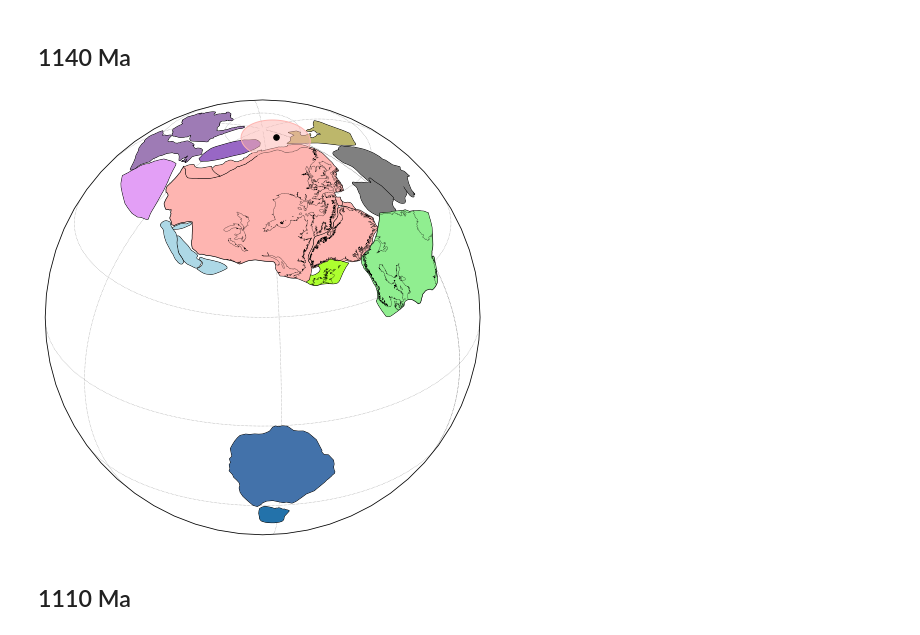
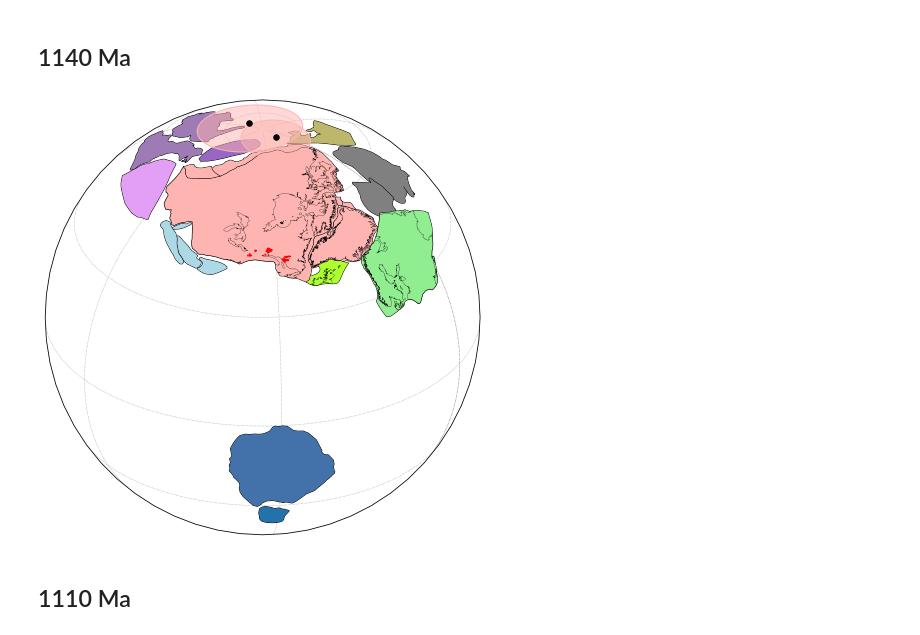
Before and after one commit to Swanson-Hysell/Mesoproterozoic_Turning_Point, a Jupyter notebook: code/paleogeography.ipynb, the cells around one changed output. Saved outputs shown, nothing was run; the diff lists cells and outputs as text; code cells hidden in the pictures.

```diff
--- a/code/paleogeography.ipynb
+++ b/code/paleogeography.ipynb
@@ -209,6 +209,14 @@ SChina_India_Euler = [6.7224,77.6921,67.9571]
 Rayner_India_Euler = [1.8434,-165.1696,-91.8395]
 # %% [markdown]
 ## 1140 Ma
+# %%
+AMCG_outline_file = '../data/paleogeography/AMCG_anorthosites.gpml'
+rotation_file = '../data/paleogeography/TC2017-SHM2017-D2018-extended.rot'
+reconstruction_time = 1140
+anchor_plate = 1
+file_export_path_prefix = '../data/paleogeography/AMCG_reconstructed_'
+
+AMCG_outline = make_reconstructured_shapefile(AMCG_outline_file,rotation_file,reconstruction_time,anchor_plate,file_export_path_prefix)
 # %%
 Laur_Euler_1140 = [-70.8963,21.4214,213.1761]
 
@@ -217,34 +225,42 @@ ax = ipmag.make_orthographic_map(add_land=False, central_longitude=115, central_
 
 plot_Laurentia(ax,Laur_Euler_1140)
 plot_Siberia(ax,Laur_Euler_1140)
 
 Baltica_Laur_Euler = [47.5,1.5,49.0] #1140 Ma
 plot_Baltica(ax,Laur_Euler_1140)
 
 Amazonia_Laur_Euler = [-81.1,32.0,-41.1] #1140 Ma
 plot_Amazonia(ax,Laur_Euler_1140)
 
 #Kalahari_Laur_Euler = [1.4,5.4,-48.1] #1140 Ma
 #plot_Kalahari(ax, Laur_Euler_1140)
 
 plot_RDLP(ax,Laur_Euler_1140)
 plot_North_China(ax,Laur_Euler_1140)
 plot_Australia(ax,Laur_Euler_1140)
 plot_Cuyania(ax, Laur_Euler_1140)
 plot_AREPA(ax, Laur_Euler_1140)
 plot_Zealandia(ax, Laur_Euler_1140)
 
 ax.gridlines(xlocs=lon_grid, ylocs=lat_grid, linewidth=0.5,
              color='C7', linestyle='dotted', zorder=-1)
 
+#Lamprophyre dikes
 rotated_pole_plot(ax, 223.3, 58.0, 9.2,
                   [Laur_Euler_1140],
                   'o', 30, 'k', Laurentia_color, 0.5)
 
+#Abitibi dikes
+rotated_pole_plot(ax, 215.5, 48.8, 14.1,
+                  [Laur_Euler_1140],
+                  'o', 30, 'k', Laurentia_color, 0.5)
+
+ax.add_feature(AMCG_outline,color='red',linewidth=0.75)
+
 plt.savefig('reconstructions/Laurentia_1140.pdf')
 plt.show()
 # %% [output]
-[figure, old version]
+[figure, new version]
 # %% [markdown]
 ## 1110 Ma
 # %%
```
Also changed, not shown: parts of 5 cells of this notebook.
